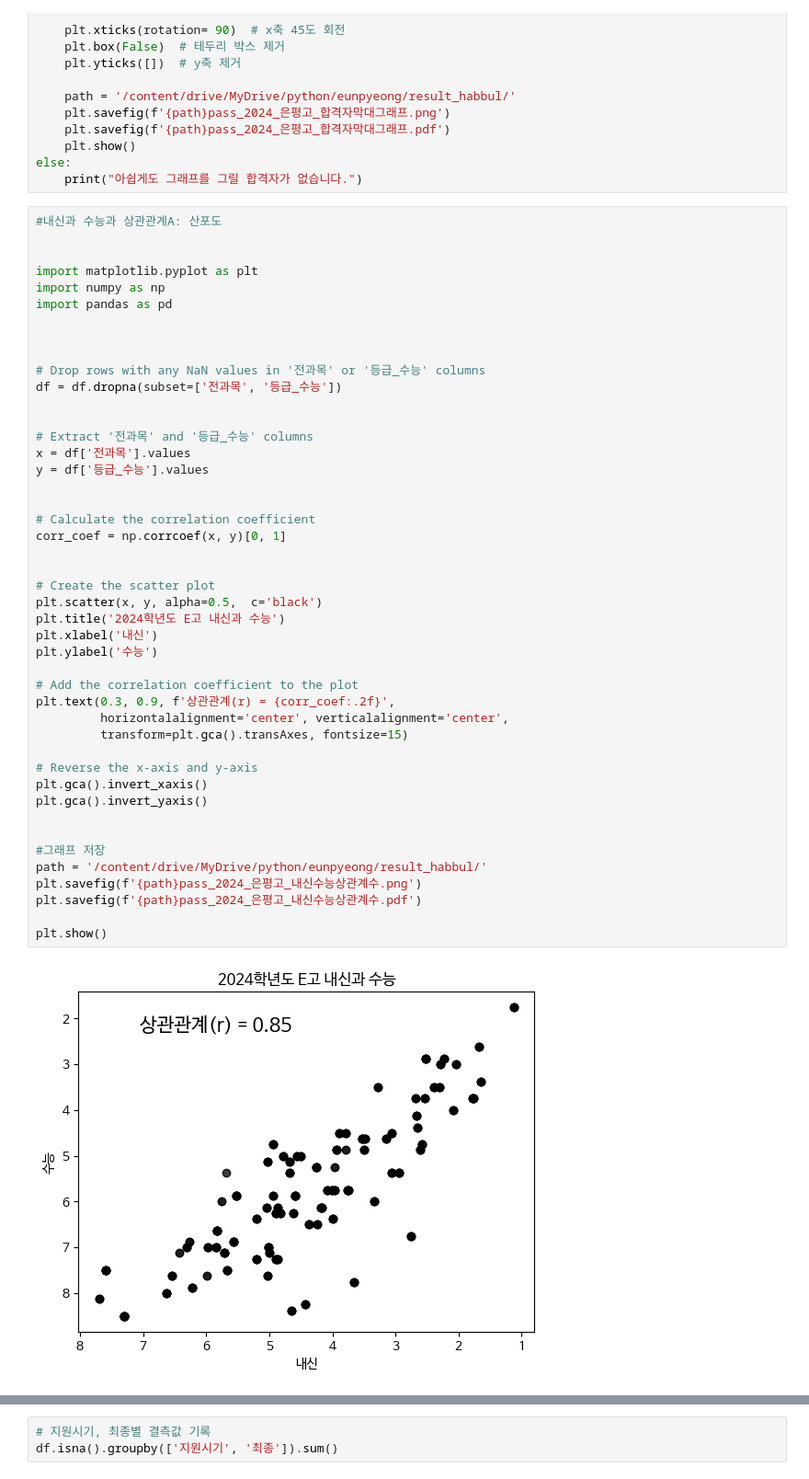
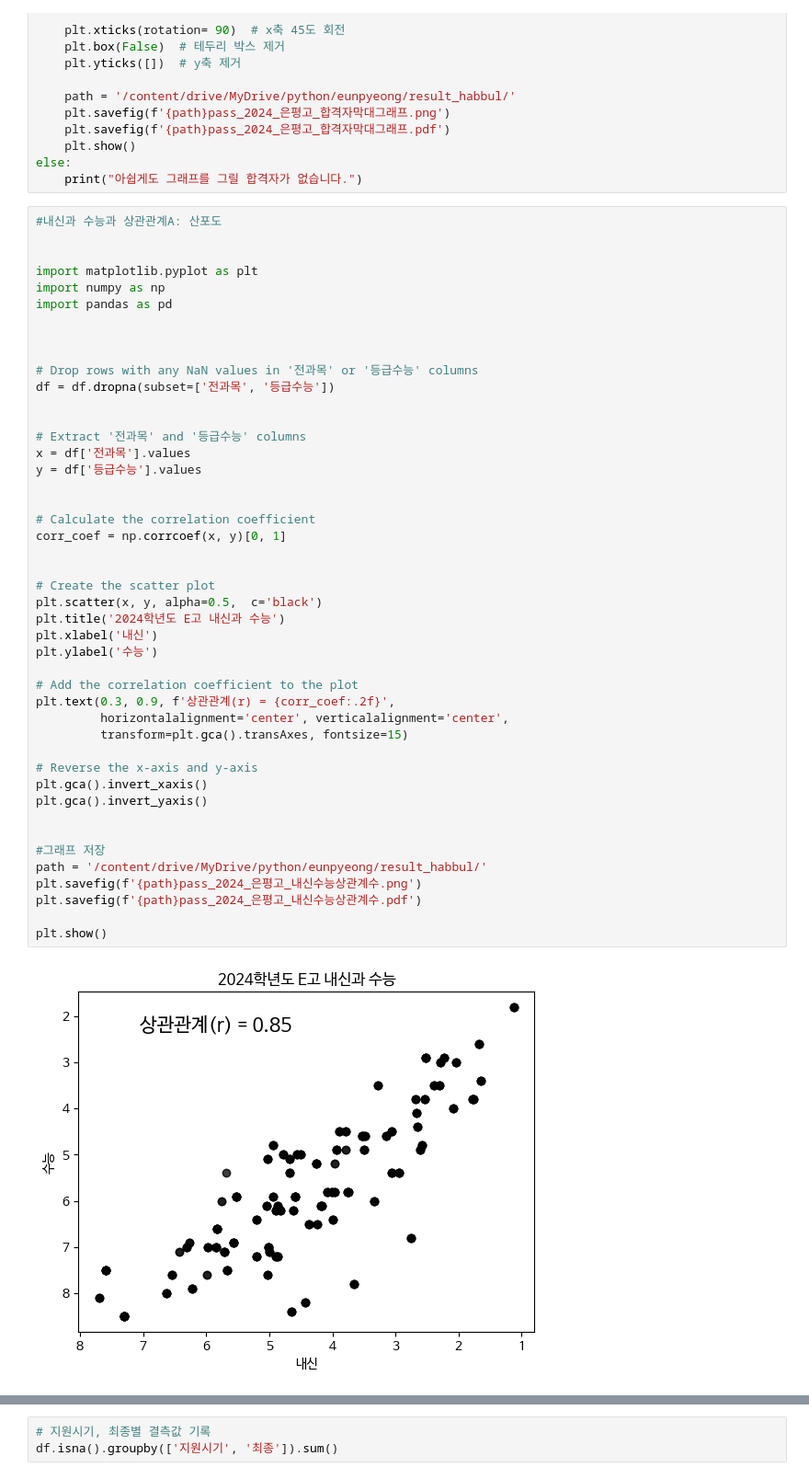
Before and after one commit to ecloguehwang/HSS, a Jupyter notebook: 합불자료정리_은평고2024.ipynb, the cells around one changed output, grey strips where cells are left out. Shown at 92% size. Saved outputs shown, nothing was run; the diff lists cells and outputs as text.

```diff
--- a/합불자료정리_은평고2024.ipynb
+++ b/합불자료정리_은평고2024.ipynb
@@ -215,43 +215,43 @@ import pandas as pd
 
 
 
-# Drop rows with any NaN values in '전과목' or '등급_수능' columns
-df = df.dropna(subset=['전과목', '등급_수능'])
+# Drop rows with any NaN values in '전과목' or '등급수능' columns
+df = df.dropna(subset=['전과목', '등급수능'])
 
 
-# Extract '전과목' and '등급_수능' columns
+# Extract '전과목' and '등급수능' columns
 x = df['전과목'].values
-y = df['등급_수능'].values
+y = df['등급수능'].values
 
 
 # Calculate the correlation coefficient
 corr_coef = np.corrcoef(x, y)[0, 1]
 
 
 # Create the scatter plot
 plt.scatter(x, y, alpha=0.5,  c='black')
 plt.title('2024학년도 E고 내신과 수능')
 plt.xlabel('내신')
 plt.ylabel('수능')
 
 # Add the correlation coefficient to the plot
 plt.text(0.3, 0.9, f'상관관계(r) = {corr_coef:.2f}',
          horizontalalignment='center', verticalalignment='center',
          transform=plt.gca().transAxes, fontsize=15)
 
 # Reverse the x-axis and y-axis
 plt.gca().invert_xaxis()
 plt.gca().invert_yaxis()
 
 
 #그래프 저장
 path = '/content/drive/MyDrive/python/eunpyeong/result_habbul/'
 plt.savefig(f'{path}pass_2024_은평고_내신수능상관계수.png')
 plt.savefig(f'{path}pass_2024_은평고_내신수능상관계수.pdf')
 
 plt.show()
 # %% [output]
-[figure, old version]
+[figure, new version]
 # %%
 #내신과 수능과 상관관계B: 히트맵
 
```
Also changed, not shown: parts of 25 cells of this notebook.
